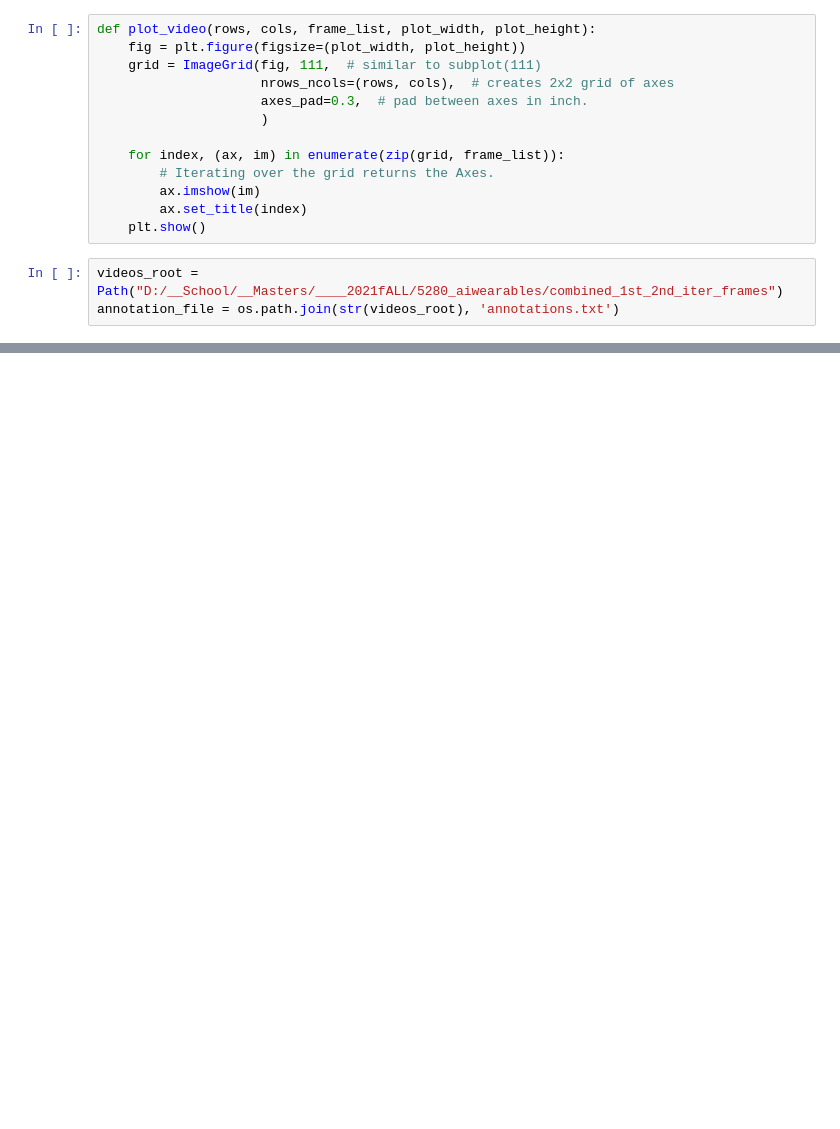
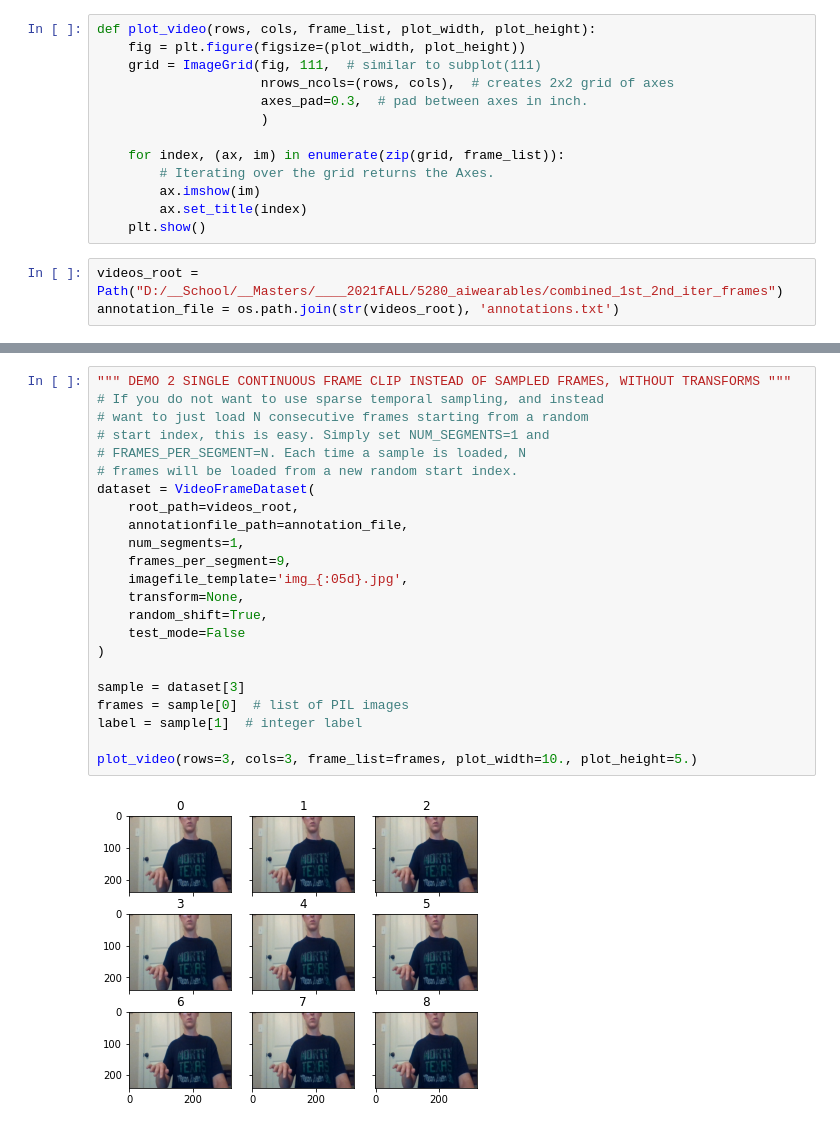
Before and after one commit to RCSnyder/video-classification, a Jupyter notebook: test_data_loading.ipynb, the cells around one changed output, grey strips where cells are left out. Saved outputs shown, nothing was run; the diff lists cells and outputs as text; blank space fills up the shorter version.

```diff
--- a/test_data_loading.ipynb
+++ b/test_data_loading.ipynb
@@ -43,0 +53,25 @@ plot_video(rows=1, cols=5, frame_list=frames, plot_width=15., plot_height=3.)
+# %%
+""" DEMO 2 SINGLE CONTINUOUS FRAME CLIP INSTEAD OF SAMPLED FRAMES, WITHOUT TRANSFORMS """
+# If you do not want to use sparse temporal sampling, and instead
+# want to just load N consecutive frames starting from a random
+# start index, this is easy. Simply set NUM_SEGMENTS=1 and
+# FRAMES_PER_SEGMENT=N. Each time a sample is loaded, N
+# frames will be loaded from a new random start index.
+dataset = VideoFrameDataset(
+    root_path=videos_root,
+    annotationfile_path=annotation_file,
+    num_segments=1,
+    frames_per_segment=9,
+    imagefile_template='img_{:05d}.jpg',
+    transform=None,
+    random_shift=True,
+    test_mode=False
+)
+
+sample = dataset[3]
+frames = sample[0]  # list of PIL images
+label = sample[1]  # integer label
+
+plot_video(rows=3, cols=3, frame_list=frames, plot_width=10., plot_height=5.)
+# %% [output]
+[figure, added]
```
Also changed, not shown: parts of 14 cells of this notebook.
